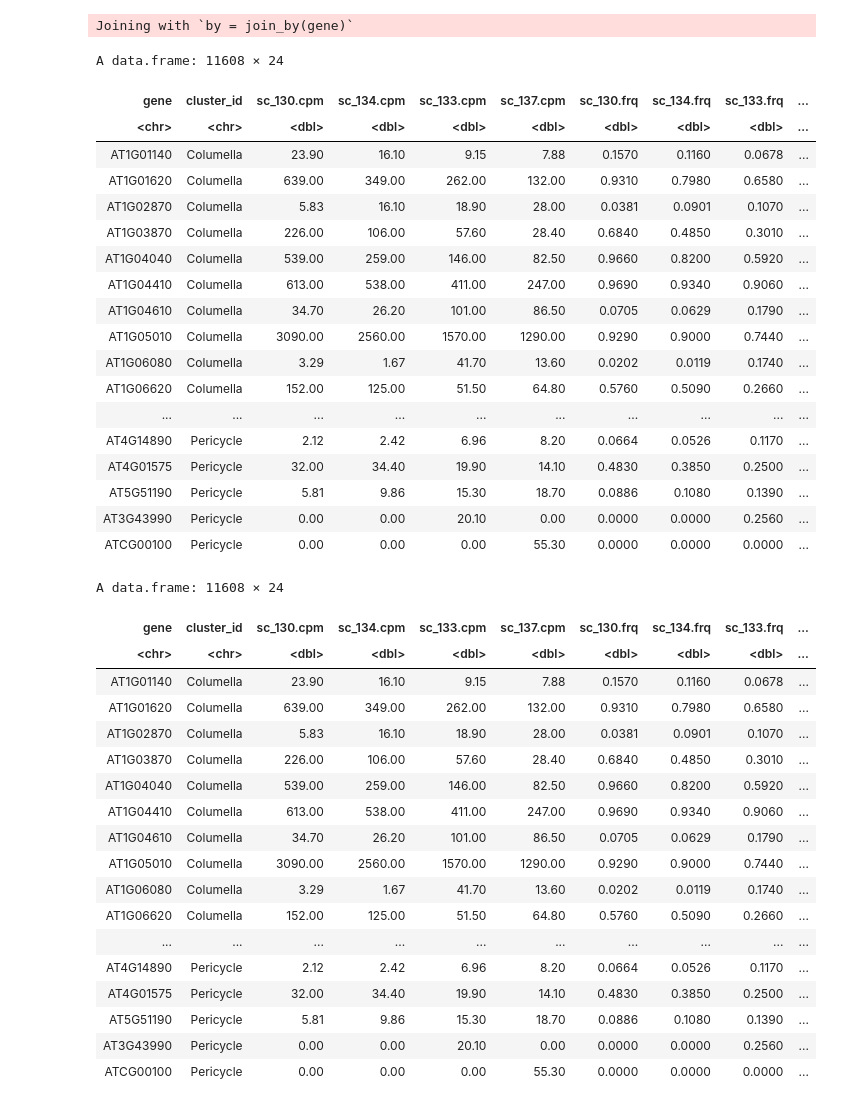
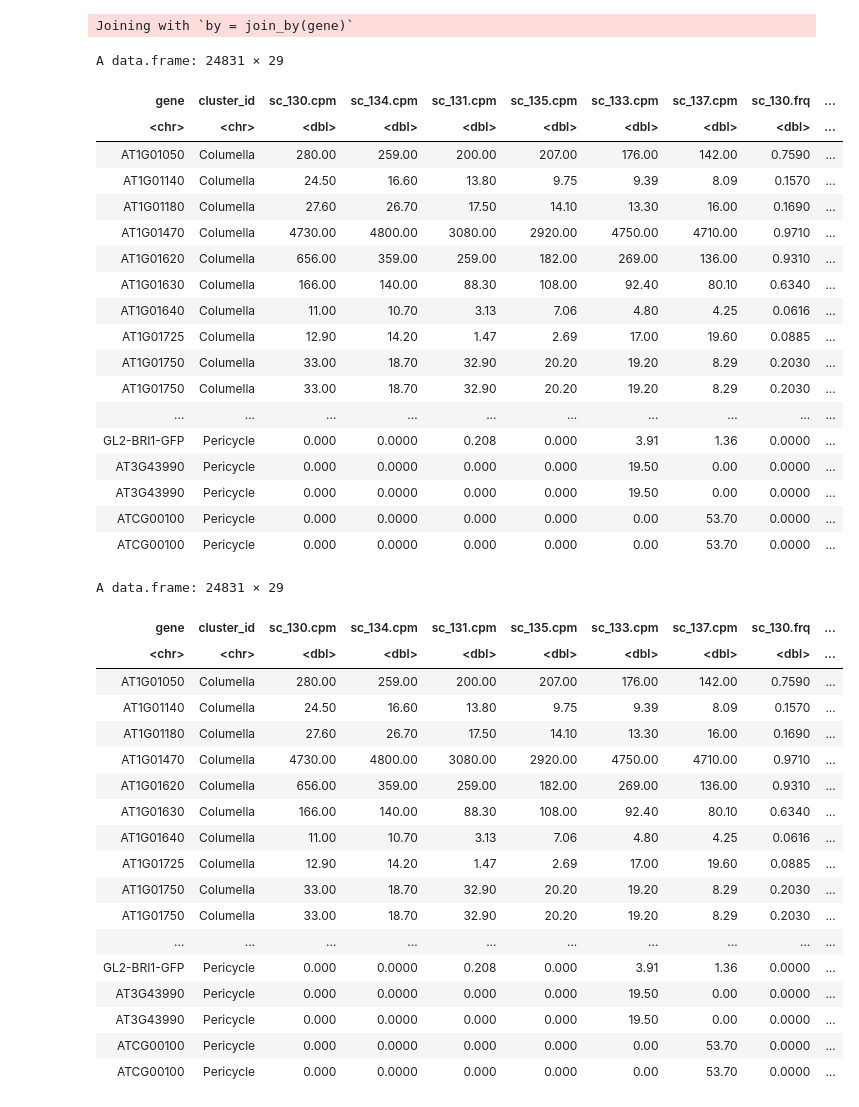
Before and after one commit to tmnolan/BR-Receptors, a Jupyter notebook: Notebook/BR-Receptor-06-muscat_DEG_GL2_BRI1-GFP_cell_type_only.ipynb, the cells around one changed output. Cells and saved outputs as stored; diff of their text form; code cells hidden in the pictures.

```diff
--- a/Notebook/BR-Receptor-06-muscat_DEG_GL2_BRI1-GFP_cell_type_only.ipynb
+++ b/Notebook/BR-Receptor-06-muscat_DEG_GL2_BRI1-GFP_cell_type_only.ipynb
@@ -286,7 +297,7 @@ length(unique(sig_DE$gene))
 # %%
 # filter gene freqs to avoid calling lowly detected genes
 sig_DE_fil <- filter(sig_DE,
-                     WT.frq >=0.1 | pGL2_BRI1_GFP_bri1_T.frq >=0.1)
+                     WT.frq >=0.05 | pGL2_BRI1_GFP_bri1_T.frq >=0.05 | bri1_T.frq >=0.05)
 # %%
 length(unique(sig_DE_fil$gene))
 # %% [output]
@@ -317,48 +328,48 @@ sig_DE_fil$clust_up_dn <- paste(sig_DE_fil$cluster_id, sig_DE_fil$up_dn_label, s
 
 sig_DE_fil
 # %% [output]
-A data.frame: 11608 × 24
+A data.frame: 24831 × 29
-| gene | cluster_id | sc_130.cpm | sc_134.cpm | sc_133.cpm | sc_137.cpm | sc_130.frq | sc_134.frq | sc_133.frq | ... |
+| gene | cluster_id | sc_130.cpm | sc_134.cpm | sc_131.cpm | sc_135.cpm | sc_133.cpm | sc_137.cpm | sc_130.frq | ... |
 | <chr> | <chr> | <dbl> | <dbl> | <dbl> | <dbl> | <dbl> | <dbl> | <dbl> | ... |
-| AT1G01140 | Columella | 23.90 | 16.10 | 9.15 | 7.88 | 0.1570 | 0.1160 | 0.0678 | ... |
-| AT1G01620 | Columella | 639.00 | 349.00 | 262.00 | 132.00 | 0.9310 | 0.7980 | 0.6580 | ... |
-| AT1G02870 | Columella | 5.83 | 16.10 | 18.90 | 28.00 | 0.0381 | 0.0901 | 0.1070 | ... |
-| AT1G03870 | Columella | 226.00 | 106.00 | 57.60 | 28.40 | 0.6840 | 0.4850 | 0.3010 | ... |
-| AT1G04040 | Columella | 539.00 | 259.00 | 146.00 | 82.50 | 0.9660 | 0.8200 | 0.5920 | ... |
-| AT1G04410 | Columella | 613.00 | 538.00 | 411.00 | 247.00 | 0.9690 | 0.9340 | 0.9060 | ... |
-| AT1G04610 | Columella | 34.70 | 26.20 | 101.00 | 86.50 | 0.0705 | 0.0629 | 0.1790 | ... |
-| AT1G05010 | Columella | 3090.00 | 2560.00 | 1570.00 | 1290.00 | 0.9290 | 0.9000 | 0.7440 | ... |
-| AT1G06080 | Columella | 3.29 | 1.67 | 41.70 | 13.60 | 0.0202 | 0.0119 | 0.1740 | ... |
-| AT1G06620 | Columella | 152.00 | 125.00 | 51.50 | 64.80 | 0.5760 | 0.5090 | 0.2660 | ... |
+| AT1G01050 | Columella | 280.00 | 259.00 | 200.00 | 207.00 | 176.00 | 142.00 | 0.7590 | ... |
+| AT1G01140 | Columella | 24.50 | 16.60 | 13.80 | 9.75 | 9.39 | 8.09 | 0.1570 | ... |
+| AT1G01180 | Columella | 27.60 | 26.70 | 17.50 | 14.10 | 13.30 | 16.00 | 0.1690 | ... |
+| AT1G01470 | Columella | 4730.00 | 4800.00 | 3080.00 | 2920.00 | 4750.00 | 4710.00 | 0.9710 | ... |
+| AT1G01620 | Columella | 656.00 | 359.00 | 259.00 | 182.00 | 269.00 | 136.00 | 0.9310 | ... |
+| AT1G01630 | Columella | 166.00 | 140.00 | 88.30 | 108.00 | 92.40 | 80.10 | 0.6340 | ... |
+| AT1G01640 | Columella | 11.00 | 10.70 | 3.13 | 7.06 | 4.80 | 4.25 | 0.0616 | ... |
+| AT1G01725 | Columella | 12.90 | 14.20 | 1.47 | 2.69 | 17.00 | 19.60 | 0.0885 | ... |
+| AT1G01750 | Columella | 33.00 | 18.70 | 32.90 | 20.20 | 19.20 | 8.29 | 0.2030 | ... |
+| AT1G01750 | Columella | 33.00 | 18.70 | 32.90 | 20.20 | 19.20 | 8.29 | 0.2030 | ... |
 | ... | ... | ... | ... | ... | ... | ... | ... | ... | ... |
-| AT4G14890 | Pericycle | 2.12 | 2.42 | 6.96 | 8.20 | 0.0664 | 0.0526 | 0.1170 | ... |
-| AT4G01575 | Pericycle | 32.00 | 34.40 | 19.90 | 14.10 | 0.4830 | 0.3850 | 0.2500 | ... |
-| AT5G51190 | Pericycle | 5.81 | 9.86 | 15.30 | 18.70 | 0.0886 | 0.1080 | 0.1390 | ... |
-| AT3G43990 | Pericycle | 0.00 | 0.00 | 20.10 | 0.00 | 0.0000 | 0.0000 | 0.2560 | ... |
-| ATCG00100 | Pericycle | 0.00 | 0.00 | 0.00 | 55.30 | 0.0000 | 0.0000 | 0.0000 | ... |
+| GL2-BRI1-GFP | Pericycle | 0.000 | 0.0000 | 0.208 | 0.000 | 3.91 | 1.36 | 0.0000 | ... |
+| AT3G43990 | Pericycle | 0.000 | 0.0000 | 0.000 | 0.000 | 19.50 | 0.00 | 0.0000 | ... |
+| AT3G43990 | Pericycle | 0.000 | 0.0000 | 0.000 | 0.000 | 19.50 | 0.00 | 0.0000 | ... |
+| ATCG00100 | Pericycle | 0.000 | 0.0000 | 0.000 | 0.000 | 0.00 | 53.70 | 0.0000 | ... |
+| ATCG00100 | Pericycle | 0.000 | 0.0000 | 0.000 | 0.000 | 0.00 | 53.70 | 0.0000 | ... |
 # %%
 sig_DE_fil
-write.csv(sig_DE_fil, file = "../output/pGL2-BRI1-GFP_celltype_EdgeR_q0.05_FC1.5_r_v_4_20240314.csv")
+write.csv(sig_DE_fil, file = "../output/pGL2-BRI1-GFP_celltype_EdgeR_q0.05_FC1.5_r_v_4_20240429.csv")
 # %% [output]
-A data.frame: 11608 × 24
+A data.frame: 24831 × 29
-| gene | cluster_id | sc_130.cpm | sc_134.cpm | sc_133.cpm | sc_137.cpm | sc_130.frq | sc_134.frq | sc_133.frq | ... |
+| gene | cluster_id | sc_130.cpm | sc_134.cpm | sc_131.cpm | sc_135.cpm | sc_133.cpm | sc_137.cpm | sc_130.frq | ... |
 | <chr> | <chr> | <dbl> | <dbl> | <dbl> | <dbl> | <dbl> | <dbl> | <dbl> | ... |
-| AT1G01140 | Columella | 23.90 | 16.10 | 9.15 | 7.88 | 0.1570 | 0.1160 | 0.0678 | ... |
-| AT1G01620 | Columella | 639.00 | 349.00 | 262.00 | 132.00 | 0.9310 | 0.7980 | 0.6580 | ... |
-| AT1G02870 | Columella | 5.83 | 16.10 | 18.90 | 28.00 | 0.0381 | 0.0901 | 0.1070 | ... |
-| AT1G03870 | Columella | 226.00 | 106.00 | 57.60 | 28.40 | 0.6840 | 0.4850 | 0.3010 | ... |
-| AT1G04040 | Columella | 539.00 | 259.00 | 146.00 | 82.50 | 0.9660 | 0.8200 | 0.5920 | ... |
-| AT1G04410 | Columella | 613.00 | 538.00 | 411.00 | 247.00 | 0.9690 | 0.9340 | 0.9060 | ... |
-| AT1G04610 | Columella | 34.70 | 26.20 | 101.00 | 86.50 | 0.0705 | 0.0629 | 0.1790 | ... |
-| AT1G05010 | Columella | 3090.00 | 2560.00 | 1570.00 | 1290.00 | 0.9290 | 0.9000 | 0.7440 | ... |
-| AT1G06080 | Columella | 3.29 | 1.67 | 41.70 | 13.60 | 0.0202 | 0.0119 | 0.1740 | ... |
-| AT1G06620 | Columella | 152.00 | 125.00 | 51.50 | 64.80 | 0.5760 | 0.5090 | 0.2660 | ... |
+| AT1G01050 | Columella | 280.00 | 259.00 | 200.00 | 207.00 | 176.00 | 142.00 | 0.7590 | ... |
+| AT1G01140 | Columella | 24.50 | 16.60 | 13.80 | 9.75 | 9.39 | 8.09 | 0.1570 | ... |
+| AT1G01180 | Columella | 27.60 | 26.70 | 17.50 | 14.10 | 13.30 | 16.00 | 0.1690 | ... |
+| AT1G01470 | Columella | 4730.00 | 4800.00 | 3080.00 | 2920.00 | 4750.00 | 4710.00 | 0.9710 | ... |
+| AT1G01620 | Columella | 656.00 | 359.00 | 259.00 | 182.00 | 269.00 | 136.00 | 0.9310 | ... |
+| AT1G01630 | Columella | 166.00 | 140.00 | 88.30 | 108.00 | 92.40 | 80.10 | 0.6340 | ... |
+| AT1G01640 | Columella | 11.00 | 10.70 | 3.13 | 7.06 | 4.80 | 4.25 | 0.0616 | ... |
+| AT1G01725 | Columella | 12.90 | 14.20 | 1.47 | 2.69 | 17.00 | 19.60 | 0.0885 | ... |
+| AT1G01750 | Columella | 33.00 | 18.70 | 32.90 | 20.20 | 19.20 | 8.29 | 0.2030 | ... |
+| AT1G01750 | Columella | 33.00 | 18.70 | 32.90 | 20.20 | 19.20 | 8.29 | 0.2030 | ... |
 | ... | ... | ... | ... | ... | ... | ... | ... | ... | ... |
-| AT4G14890 | Pericycle | 2.12 | 2.42 | 6.96 | 8.20 | 0.0664 | 0.0526 | 0.1170 | ... |
-| AT4G01575 | Pericycle | 32.00 | 34.40 | 19.90 | 14.10 | 0.4830 | 0.3850 | 0.2500 | ... |
-| AT5G51190 | Pericycle | 5.81 | 9.86 | 15.30 | 18.70 | 0.0886 | 0.1080 | 0.1390 | ... |
-| AT3G43990 | Pericycle | 0.00 | 0.00 | 20.10 | 0.00 | 0.0000 | 0.0000 | 0.2560 | ... |
-| ATCG00100 | Pericycle | 0.00 | 0.00 | 0.00 | 55.30 | 0.0000 | 0.0000 | 0.0000 | ... |
+| GL2-BRI1-GFP | Pericycle | 0.000 | 0.0000 | 0.208 | 0.000 | 3.91 | 1.36 | 0.0000 | ... |
+| AT3G43990 | Pericycle | 0.000 | 0.0000 | 0.000 | 0.000 | 19.50 | 0.00 | 0.0000 | ... |
+| AT3G43990 | Pericycle | 0.000 | 0.0000 | 0.000 | 0.000 | 19.50 | 0.00 | 0.0000 | ... |
+| ATCG00100 | Pericycle | 0.000 | 0.0000 | 0.000 | 0.000 | 0.00 | 53.70 | 0.0000 | ... |
+| ATCG00100 | Pericycle | 0.000 | 0.0000 | 0.000 | 0.000 | 0.00 | 53.70 | 0.0000 | ... |
 # %%
 # add DE and up/dn to total list
 sig_to_join <- sig_DE_fil %>%
```
Also changed, not shown: parts of 29 cells of this notebook, 5 other files.
